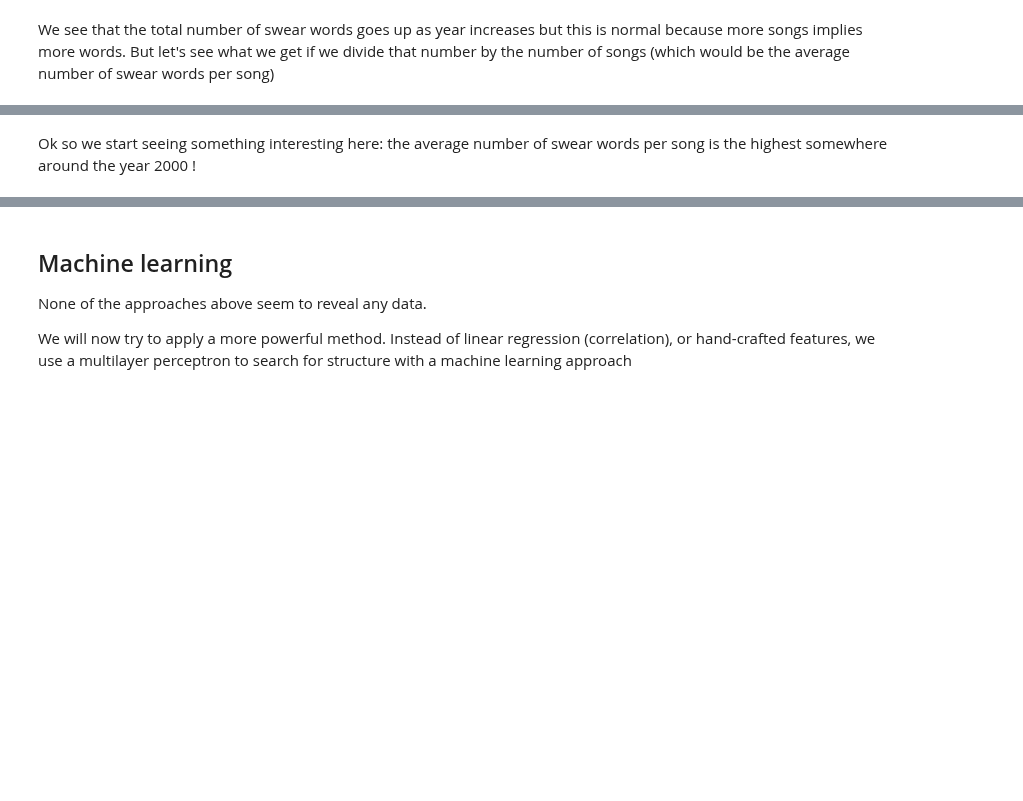
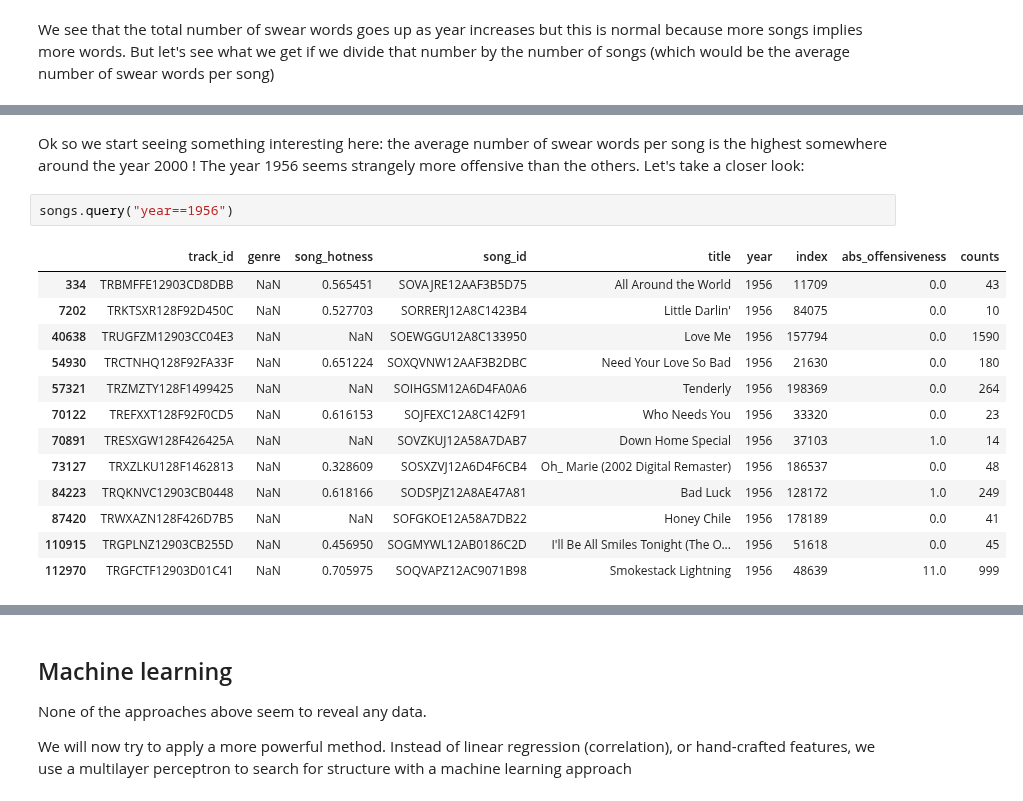
Before and after one commit to Victor-Palacios/epfl_ada, a Jupyter notebook: Project/main_lars.ipynb, the cells around one changed output, grey strips where cells are left out. Cells and saved outputs as stored; diff of their text form; blank space fills up the shorter version.

Commit message:
Year 1956 explained

```diff
--- a/Project/main_lars.ipynb
+++ b/Project/main_lars.ipynb
@@ -418,4 +420,20 @@ plt.plot(songs[["year", "abs_offensiveness"]].query("year > 0").groupby(by="year
 [<matplotlib.lines.Line2D at 0x...>]
 [figure]
 # %% [markdown]
-Ok so we start seeing something interesting here: the average number of swear words per song is the highest somewhere around the year 2000 !
+Ok so we start seeing something interesting here: the average number of swear words per song is the highest somewhere around the year 2000 ! The year 1956 seems strangely more offensive than the others. Let's take a closer look:
+# %%
+songs.query("year==1956")
+# %% [output]
+|  | track_id | genre | song_hotness | song_id | title | year | index | abs_offensiveness | counts |
+| 334 | TRBMFFE12903CD8DBB | NaN | 0.565451 | SOVAJRE12AAF3B5D75 | All Around the World | 1956 | 11709 | 0.0 | 43 |
+| 7202 | TRKTSXR128F92D450C | NaN | 0.527703 | SORRERJ12A8C1423B4 | Little Darlin' | 1956 | 84075 | 0.0 | 10 |
+| 40638 | TRUGFZM12903CC04E3 | NaN | NaN | SOEWGGU12A8C133950 | Love Me | 1956 | 157794 | 0.0 | 1590 |
+| 54930 | TRCTNHQ128F92FA33F | NaN | 0.651224 | SOXQVNW12AAF3B2DBC | Need Your Love So Bad | 1956 | 21630 | 0.0 | 180 |
+| 57321 | TRZMZTY128F1499425 | NaN | NaN | SOIHGSM12A6D4FA0A6 | Tenderly | 1956 | 198369 | 0.0 | 264 |
+| 70122 | TREFXXT128F92F0CD5 | NaN | 0.616153 | SOJFEXC12A8C142F91 | Who Needs You | 1956 | 33320 | 0.0 | 23 |
+| 70891 | TRESXGW128F426425A | NaN | NaN | SOVZKUJ12A58A7DAB7 | Down Home Special | 1956 | 37103 | 1.0 | 14 |
+| 73127 | TRXZLKU128F1462813 | NaN | 0.328609 | SOSXZVJ12A6D4F6CB4 | Oh_ Marie (2002 Digital Remaster) | 1956 | 186537 | 0.0 | 48 |
+| 84223 | TRQKNVC12903CB0448 | NaN | 0.618166 | SODSPJZ12A8AE47A81 | Bad Luck | 1956 | 128172 | 1.0 | 249 |
+| 87420 | TRWXAZN128F426D7B5 | NaN | NaN | SOFGKOE12A58A7DB22 | Honey Chile | 1956 | 178189 | 0.0 | 41 |
+| 110915 | TRGPLNZ12903CB255D | NaN | 0.456950 | SOGMYWL12AB0186C2D | I'll Be All Smiles Tonight (The O... | 1956 | 51618 | 0.0 | 45 |
+| 112970 | TRGFCTF12903D01C41 | NaN | 0.705975 | SOQVAPZ12AC9071B98 | Smokestack Lightning | 1956 | 48639 | 11.0 | 999 |
```
Also changed, not shown: parts of 3 cells of this notebook.
